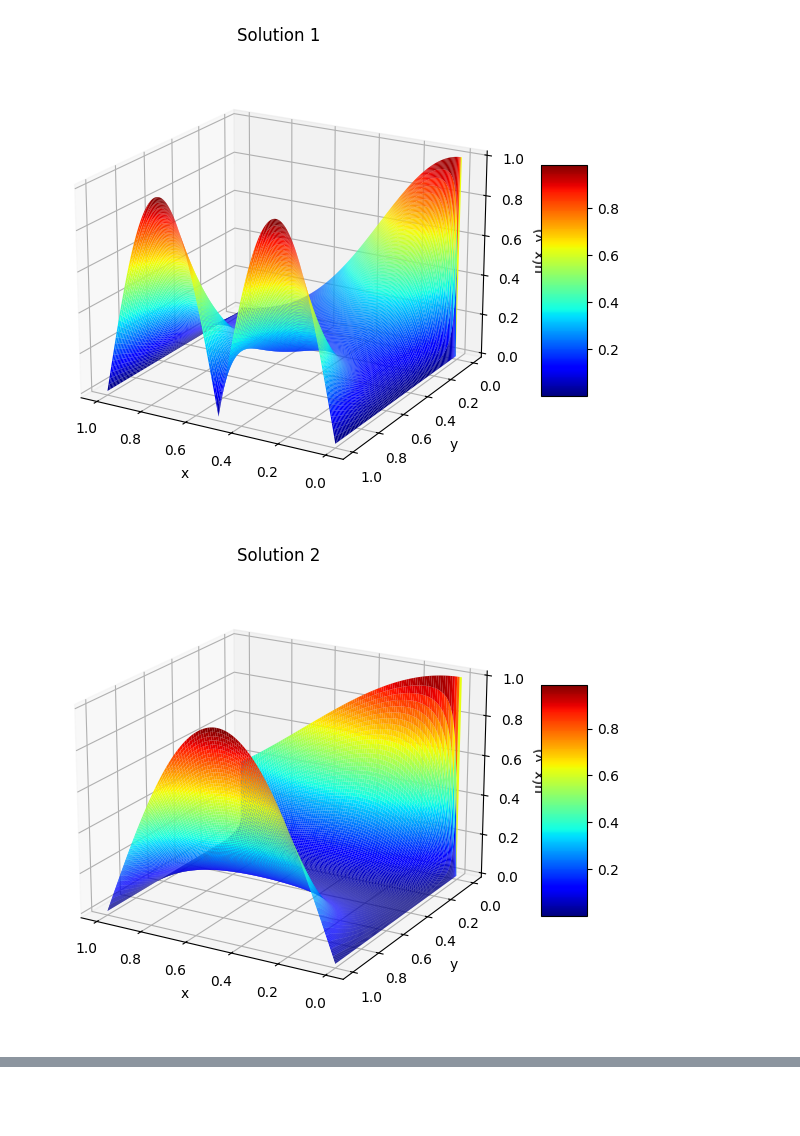
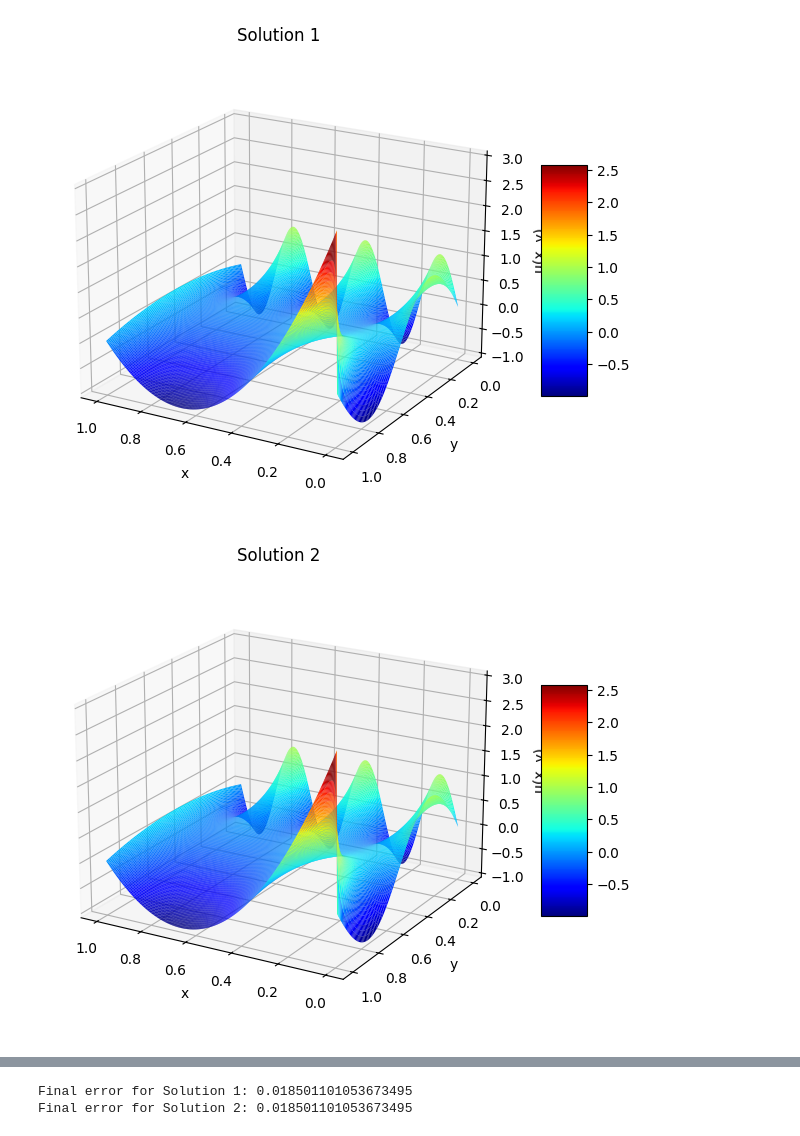
Before and after one commit to IDarkKingI/iteration-solution-methods, a Jupyter notebook: Dirichlet problem.ipynb, the cells around one changed output, grey strips where cells are left out. Drawn from its saved outputs; the diff is of its cells as text; code cells hidden in the pictures; blank space fills up the shorter version.

```diff
--- a/Dirichlet problem.ipynb
+++ b/Dirichlet problem.ipynb
@@ -3,29 +3,29 @@ import numpy as np
 import matplotlib.pyplot as plt
 import math
 
-#определение функции f и граничных условий
+# Определение функции f и граничных условий
 def f(x, y):
-    return abs(1 - (x)**2 - 2*((y)**2))
+    return 1 - (x-1)**2 -(y-1)**2
 
-def g1(y): return 0
-def g2(x): return abs(math.sin(math.pi * x))
-def g3(y): return 0
-def g4(x): return abs(math.sin(2 * math.pi * x))
-def g5(y): return 0
-def g6(x): return math.e**(-((x)**2))
+def g1(y): return y - y**2
+def g2(x): return (x-1)*(x-3)
+def g3(y): return math.sin(math.pi*y)
+def g4(x): return math.sin(math.pi*x)
+def g5(y): return math.sin(2*math.pi*y)
+def g6(x): return math.sin(2*math.pi*x)
 
 params1 = {
     "Ny": 100,
-    "Nx": 200,
-    "Lx": 2.0,
+    "Nx": 300,
+    "Lx": 3.0,
     "Ly": 1.0
 }
 
 params2 = {
-    "Ny": 200,
-    "Nx": 100,
-    "Lx": 1.0,
-    "Ly": 2.0
+    "Ny": 100,
+    "Nx": 300,
+    "Lx": 3.0,
+    "Ly": 1.0
 }
 
 tau = 1
@@ -42,18 +42,21 @@ def solve_poisson(Nx, Ny, Lx, Ly):
     u[:, 0] = [g6(i*h) for i in range(Nx + 1)]
     u[:, -1] = [g2(i*h) for i in range(Nx + 1)]
 
-    for _ in range(max_iter):
+    errors = []
+
+    for iter_num in range(max_iter):
         u_old = u.copy()
         for i in range(1, Nx):
             for j in range(1, Ny):
                 u[i, j] = (tau / 4) * ((u[i-1, j] + u[i, j-1]) + (u_old[i+1, j] + u_old[i, j+1]) - 4*(1 - 1/tau)*u_old[i, j] + fm[i, j]*h**2)
-        if np.linalg.norm(u - u_old) < tolerance:
+        error = np.linalg.norm(u - u_old)
+        errors.append(error)
+        if error < tolerance:
             break
-    return u
+    return u, errors
 
-u1 = solve_poisson(**params1)
-
-u2 = solve_poisson(**params2)
+u1, errors1 = solve_poisson(**params1)
+u2, errors2 = solve_poisson(**params2)
 
 Ny_combined = params1['Ny'] + params2['Ny']
 Nx_combined = max(params1['Nx'], params2['Nx'])
@@ -74,35 +77,50 @@ def plot_surface(u, title):
     ax = fig.add_subplot(111, projection='3d')
     ax.view_init(elev=20, azim=120)
     surf = ax.plot_surface(Y, X, u, cmap='jet', rstride=1, cstride=1)
     ax.set_xlabel('x')
     ax.set_ylabel('y')
     ax.set_zlabel('u(x, y)')
     ax.set_title(title)
     fig.colorbar(surf, shrink=0.5, aspect=5)
     plt.show()
 
-plot_surface(u1, 'Solution 1')
-plot_surface(u2, 'Solution 2')
-plot_surface(u_combined, 'Combined Solution')
+def plot_errors(errors, title):
+    plt.figure(figsize=(8, 6))
+    plt.plot(errors, label='Error')
+    plt.yscale('log')
+    plt.xlabel('Iteration')
+    plt.ylabel('Error')
+    plt.title(title)
+    plt.legend()
+    plt.grid(True)
+    plt.show()
 
 def plot_surface_different_view(u, title):
     Nx = u.shape[0] - 1
     Ny = u.shape[1] - 1
     x = np.linspace(0, 1, Nx+1)
     y = np.linspace(0, 1, Ny+1)
     X, Y = np.meshgrid(y, x)
     fig = plt.figure(figsize=(8, 6))
     ax = fig.add_subplot(111, projection='3d')
     ax.view_init(elev=70, azim=60)
     surf = ax.plot_surface(Y, X, u, cmap='jet', rstride=1, cstride=1)
     ax.set_xlabel('x')
     ax.set_ylabel('y')
     ax.set_zlabel('u(x, y)')
     ax.set_title(title)
     fig.colorbar(surf, shrink=0.5, aspect=5)
     plt.show()
 
+plot_surface(u1, 'Solution 1')
+plot_surface(u1, 'Solution 2')
+plot_surface(u_combined, 'Combined Solution')
 plot_surface_different_view(u_combined, 'Combined Solution (Different View)')
+plot_errors(errors1, 'Error for Solution 1')
+plot_errors(errors2, 'Error for Solution 2')
+
+print(f"Final error for Solution 1: {errors1[-1]}")
+print(f"Final error for Solution 2: {errors2[-1]}")
 # %% [output]
-[figure, old version]
+[figure, new version]
-[figure, old version]
+[figure, new version]
@@ -110,0 +131,2 @@ plot_surface_different_view(u_combined, 'Combined Solution (Different View)')
+Final error for Solution 1: 0.018501101053673495
+Final error for Solution 2: 0.018501101053673495
```
Also changed, not shown: parts of 1 cell of this notebook.
